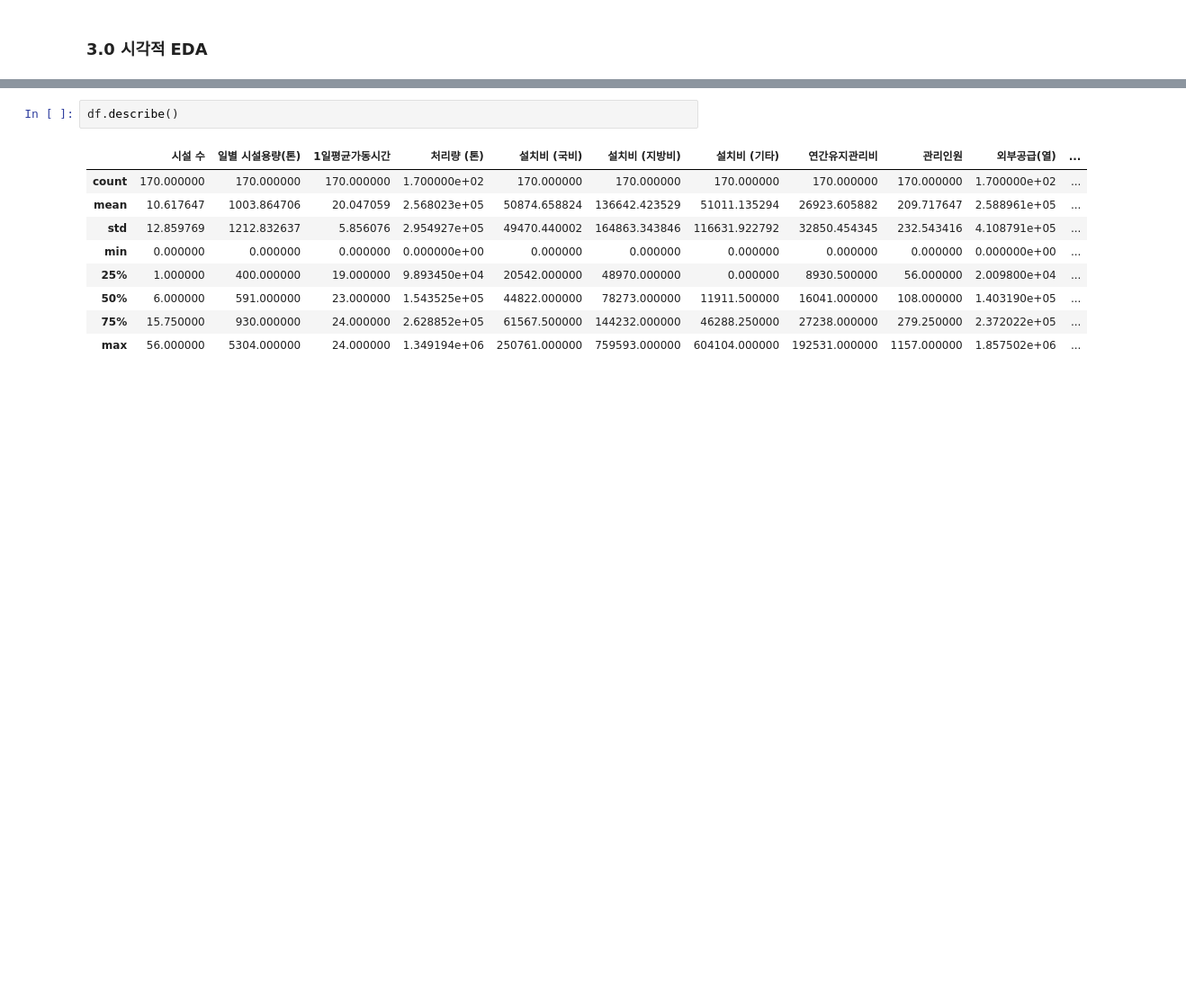
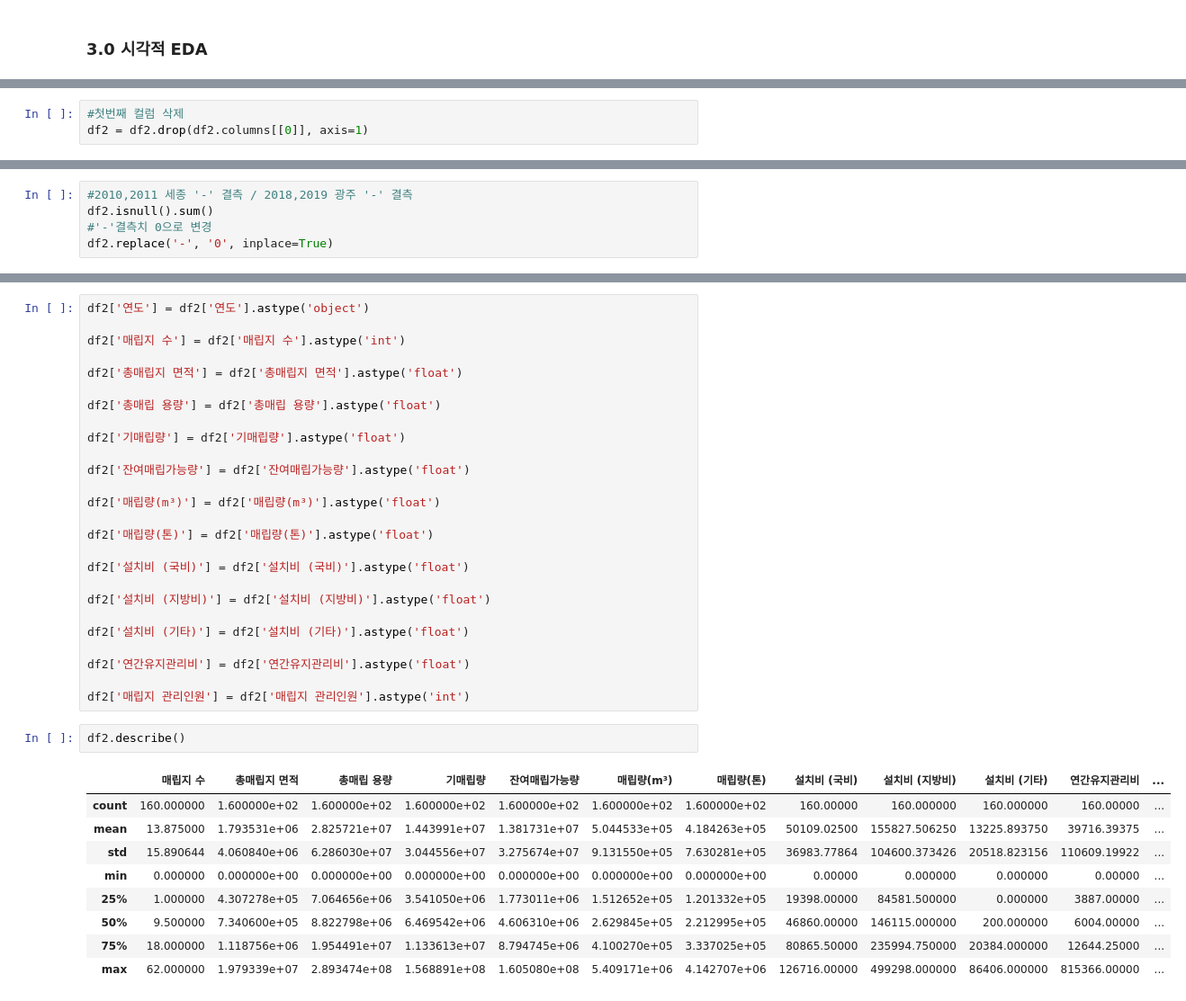
Before and after one commit to huitaek/project_mini_analyze_waste, a Jupyter notebook: src/EDA_변지영.ipynb, the cells around one changed output, grey strips where cells are left out. Shown at 90% size. Cells and saved outputs as stored; diff of their text form; blank space fills up the shorter version.

```diff
--- a/src/EDA_변지영.ipynb
+++ b/src/EDA_변지영.ipynb
@@ -127,0 +249,3 @@ df.corr()
+# %%
+#첫번째 컬럼 삭제
+df2 = df2.drop(df2.columns[[0]], axis=1)
@@ -127,0 +268,5 @@ df.corr()
+# %%
+#2010,2011 세종 '-' 결측 / 2018,2019 광주 '-' 결측
+df2.isnull().sum()
+#'-'결측치 0으로 변경
+df2.replace('-', '0', inplace=True)
@@ -128,12 +293,38 @@ df.corr()
+# %%
+df2['연도'] = df2['연도'].astype('object')
+
+df2['매립지 수'] = df2['매립지 수'].astype('int')
+
+df2['총매립지 면적'] = df2['총매립지 면적'].astype('float')
+
+df2['총매립 용량'] = df2['총매립 용량'].astype('float')
+
+df2['기매립량'] = df2['기매립량'].astype('float')
+
+df2['잔여매립가능량'] = df2['잔여매립가능량'].astype('float')
+
+df2['매립량(m³)'] = df2['매립량(m³)'].astype('float')
+
+df2['매립량(톤)'] = df2['매립량(톤)'].astype('float')
+
+df2['설치비 (국비)'] = df2['설치비 (국비)'].astype('float')
+
+df2['설치비 (지방비)'] = df2['설치비 (지방비)'].astype('float')
+
+df2['설치비 (기타)'] = df2['설치비 (기타)'].astype('float')
+
+df2['연간유지관리비'] = df2['연간유지관리비'].astype('float')
+
+df2['매립지 관리인원'] = df2['매립지 관리인원'].astype('int')
 # %%
-df.describe()
+df2.describe()
 # %% [output]
-|  | 시설 수 | 일별 시설용량(톤) | 1일평균가동시간 | 처리량 (톤) | 설치비 (국비) | 설치비 (지방비) | 설치비 (기타) | 연간유지관리비 | 관리인원 | 외부공급(열) | ... |
-| count | 170.000000 | 170.000000 | 170.000000 | 1.700000e+02 | 170.000000 | 170.000000 | 170.000000 | 170.000000 | 170.000000 | 1.700000e+02 | ... |
-| mean | 10.617647 | 1003.864706 | 20.047059 | 2.568023e+05 | 50874.658824 | 136642.423529 | 51011.135294 | 26923.605882 | 209.717647 | 2.588961e+05 | ... |
-| std | 12.859769 | 1212.832637 | 5.856076 | 2.954927e+05 | 49470.440002 | 164863.343846 | 116631.922792 | 32850.454345 | 232.543416 | 4.108791e+05 | ... |
-| min | 0.000000 | 0.000000 | 0.000000 | 0.000000e+00 | 0.000000 | 0.000000 | 0.000000 | 0.000000 | 0.000000 | 0.000000e+00 | ... |
-| 25% | 1.000000 | 400.000000 | 19.000000 | 9.893450e+04 | 20542.000000 | 48970.000000 | 0.000000 | 8930.500000 | 56.000000 | 2.009800e+04 | ... |
-| 50% | 6.000000 | 591.000000 | 23.000000 | 1.543525e+05 | 44822.000000 | 78273.000000 | 11911.500000 | 16041.000000 | 108.000000 | 1.403190e+05 | ... |
-| 75% | 15.750000 | 930.000000 | 24.000000 | 2.628852e+05 | 61567.500000 | 144232.000000 | 46288.250000 | 27238.000000 | 279.250000 | 2.372022e+05 | ... |
-| max | 56.000000 | 5304.000000 | 24.000000 | 1.349194e+06 | 250761.000000 | 759593.000000 | 604104.000000 | 192531.000000 | 1157.000000 | 1.857502e+06 | ... |
+|  | 매립지 수 | 총매립지 면적 | 총매립 용량 | 기매립량 | 잔여매립가능량 | 매립량(m³) | 매립량(톤) | 설치비 (국비) | 설치비 (지방비) | 설치비 (기타) | 연간유지관리비 | ... |
+| count | 160.000000 | 1.600000e+02 | 1.600000e+02 | 1.600000e+02 | 1.600000e+02 | 1.600000e+02 | 1.600000e+02 | 160.00000 | 160.000000 | 160.000000 | 160.00000 | ... |
+| mean | 13.875000 | 1.793531e+06 | 2.825721e+07 | 1.443991e+07 | 1.381731e+07 | 5.044533e+05 | 4.184263e+05 | 50109.02500 | 155827.506250 | 13225.893750 | 39716.39375 | ... |
+| std | 15.890644 | 4.060840e+06 | 6.286030e+07 | 3.044556e+07 | 3.275674e+07 | 9.131550e+05 | 7.630281e+05 | 36983.77864 | 104600.373426 | 20518.823156 | 110609.19922 | ... |
+| min | 0.000000 | 0.000000e+00 | 0.000000e+00 | 0.000000e+00 | 0.000000e+00 | 0.000000e+00 | 0.000000e+00 | 0.00000 | 0.000000 | 0.000000 | 0.00000 | ... |
+| 25% | 1.000000 | 4.307278e+05 | 7.064656e+06 | 3.541050e+06 | 1.773011e+06 | 1.512652e+05 | 1.201332e+05 | 19398.00000 | 84581.500000 | 0.000000 | 3887.00000 | ... |
+| 50% | 9.500000 | 7.340600e+05 | 8.822798e+06 | 6.469542e+06 | 4.606310e+06 | 2.629845e+05 | 2.212995e+05 | 46860.00000 | 146115.000000 | 200.000000 | 6004.00000 | ... |
+| 75% | 18.000000 | 1.118756e+06 | 1.954491e+07 | 1.133613e+07 | 8.794745e+06 | 4.100270e+05 | 3.337025e+05 | 80865.50000 | 235994.750000 | 20384.000000 | 12644.25000 | ... |
+| max | 62.000000 | 1.979339e+07 | 2.893474e+08 | 1.568891e+08 | 1.605080e+08 | 5.409171e+06 | 4.142707e+06 | 126716.00000 | 499298.000000 | 86406.000000 | 815366.00000 | ... |
```
Also changed, not shown: parts of 18 cells of this notebook.
